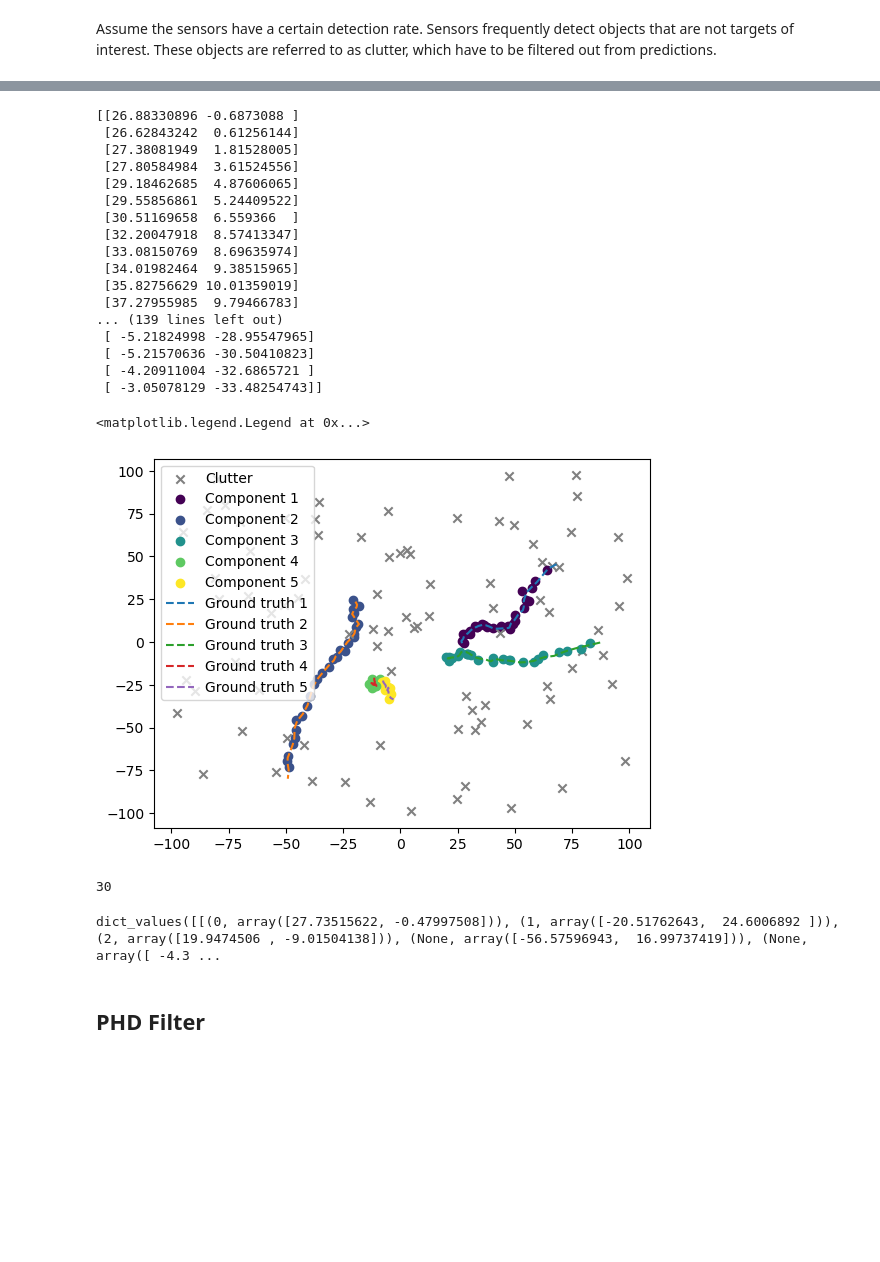
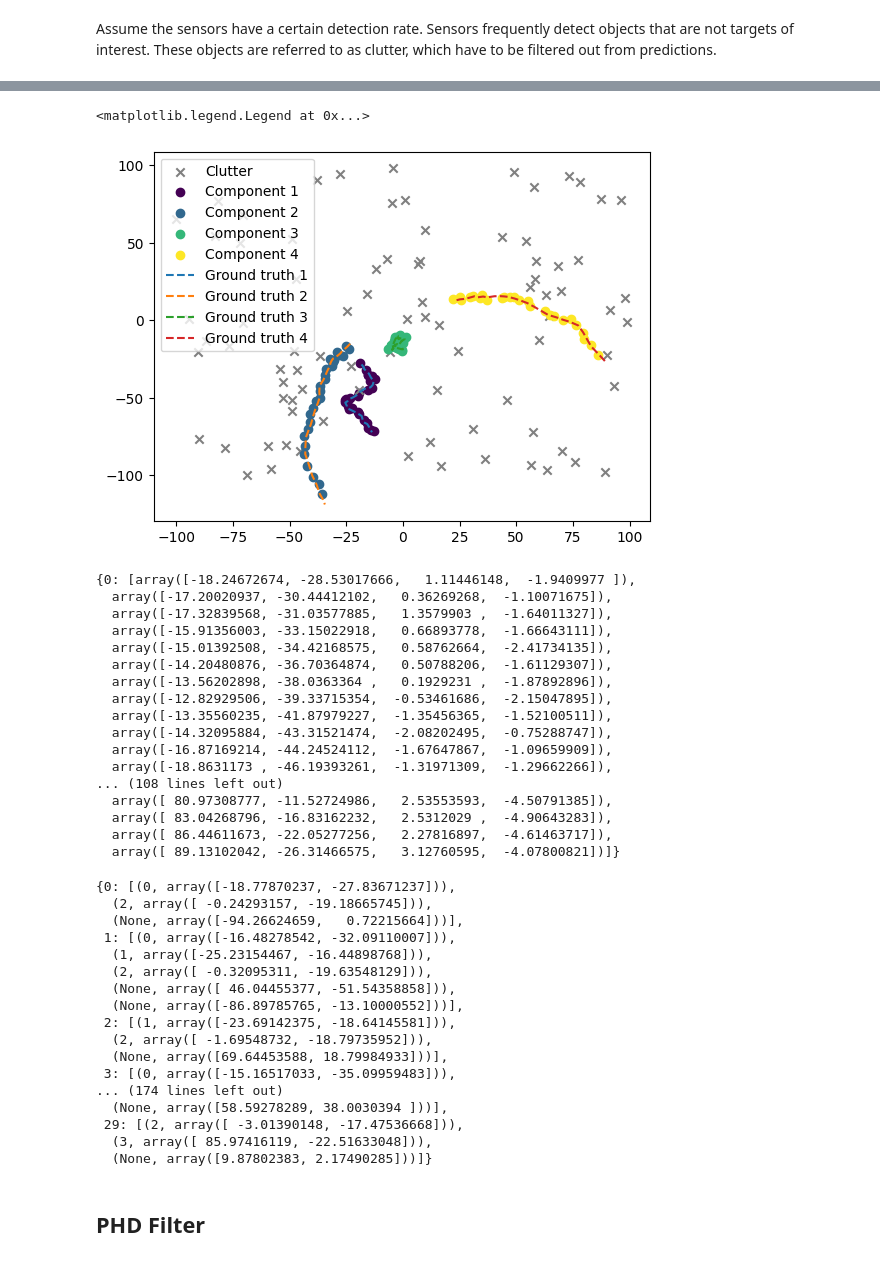
Before and after one commit to mtt-phd/mtt-phd, a Jupyter notebook: gmphd.ipynb, the cells around one changed output, grey strips where cells are left out. Cells and saved outputs as stored; diff of their text form; code cells hidden in the pictures; blank space fills up the shorter version.

Commit message:
Rewording, added final truths and measurements for clarity

```diff
--- a/gmphd.ipynb
+++ b/gmphd.ipynb
@@ -376,62 +374,79 @@ NameError: name 'np' is not defined
 # %%
 # generate measurements
-all_measurements = simulate_measurement(birth_death_truths, num_steps=30)
+all_measurements = simulate_measurement(birth_death_truths, H=H, R=R, num_steps=30)
 
 component_ids = sorted({i for measurements in all_measurements.values() for i, _ in measurements if i is not None})
 
 # matplotlib.colormaps
 cmap = colormaps['viridis']
 colors = [cmap(i / max(len(component_ids) - 1, 1)) for i in range(len(component_ids))]
 color_map = {comp: colors[idx] for idx, comp in enumerate(sorted(component_ids))}
 # color_map = {comp: colors(idx) for idx, comp in enumerate(sorted(component_ids))}
 
 
 for measurements in all_measurements.values():
     for i, measurement in measurements:
         if i is None:
             plt.scatter(measurement[0], measurement[1], c='gray', marker='x', label='Clutter')
         else:
             color = color_map[i]
             plt.scatter(measurement[0], measurement[1], color=color, marker='o', label=f'Component {i + 1}')
 
 for i, state in birth_death_truths.items():
     pos = np.array([s[:2] if s is not None else [np.nan, np.nan] for s in state])
     # print(pos)
     plt.plot(*pos[:,:2].T, label=f'Ground truth {i + 1}', linestyle='dashed')
 
 # ignore duplicates
 handles, labels = plt.gca().get_legend_handles_labels()
 unique = dict(zip(labels, handles))
 order = np.argsort(list(unique.keys()))
 plt.legend([list(unique.values())[i] for i in order], [list(unique.keys())[i] for i in order])
 # %% [output]
-[[26.88330896 -0.6873088 ]
- [26.62843242  0.61256144]
- [27.38081949  1.81528005]
- [27.80584984  3.61524556]
- [29.18462685  4.87606065]
- [29.55856861  5.24409522]
- [30.51169658  6.559366  ]
- [32.20047918  8.57413347]
- [33.08150769  8.69635974]
- [34.01982464  9.38515965]
- [35.82756629 10.01359019]
- [37.27955985  9.79466783]
-... (139 lines left out)
- [ -5.21824998 -28.95547965]
- [ -5.21570636 -30.50410823]
- [ -4.20911004 -32.6865721 ]
- [ -3.05078129 -33.48254743]]
+<matplotlib.legend.Legend at 0x...>
-<matplotlib.legend.Legend at 0x...>
-[figure, old version]
+[figure, new version]
-# %%
-print(len(all_measurements.values()))
-# %% [output]
-30
-# %%
-all_measurements.values()
-# %% [output]
-dict_values([[(0, array([27.73515622, -0.47997508])), (1, array([-20.51762643,  24.6006892 ])), (2, array([19.9474506 , -9.01504138])), (None, array([-56.57596943,  16.99737419])), (None, array([ -4.3 ...
+# %%
+# true states
+birth_death_truths
+# %% [output]
+{0: [array([-18.24672674, -28.53017666,   1.11446148,  -1.9409977 ]),
+  array([-17.20020937, -30.44412102,   0.36269268,  -1.10071675]),
+  array([-17.32839568, -31.03577885,   1.3579903 ,  -1.64011327]),
+  array([-15.91356003, -33.15022918,   0.66893778,  -1.66643111]),
+  array([-15.01392508, -34.42168575,   0.58762664,  -2.41734135]),
+  array([-14.20480876, -36.70364874,   0.50788206,  -1.61129307]),
+  array([-13.56202898, -38.0363364 ,   0.1929231 ,  -1.87892896]),
+  array([-12.82929506, -39.33715354,  -0.53461686,  -2.15047895]),
+  array([-13.35560235, -41.87979227,  -1.35456365,  -1.52100511]),
+  array([-14.32095884, -43.31521474,  -2.08202495,  -0.75288747]),
+  array([-16.87169214, -44.24524112,  -1.67647867,  -1.09659909]),
+  array([-18.8631173 , -46.19393261,  -1.31971309,  -1.29662266]),
+... (108 lines left out)
+  array([ 80.97308777, -11.52724986,   2.53553593,  -4.50791385]),
+  array([ 83.04268796, -16.83162232,   2.5312029 ,  -4.90643283]),
+  array([ 86.44611673, -22.05277256,   2.27816897,  -4.61463717]),
+  array([ 89.13102042, -26.31466575,   3.12760595,  -4.07800821])]}
+# %%
+# measurements
+all_measurements
+# %% [output]
+{0: [(0, array([-18.77870237, -27.83671237])),
+  (2, array([ -0.24293157, -19.18665745])),
+  (None, array([-94.26624659,   0.72215664]))],
+ 1: [(0, array([-16.48278542, -32.09110007])),
+  (1, array([-25.23154467, -16.44898768])),
+  (2, array([ -0.32095311, -19.63548129])),
+  (None, array([ 46.04455377, -51.54358858])),
+  (None, array([-86.89785765, -13.10000552]))],
+ 2: [(1, array([-23.69142375, -18.64145581])),
+  (2, array([ -1.69548732, -18.79735952])),
+  (None, array([69.64453588, 18.79984933]))],
+ 3: [(0, array([-15.16517033, -35.09959483])),
+... (174 lines left out)
+  (None, array([58.59278289, 38.0030394 ]))],
+ 29: [(2, array([ -3.01390148, -17.47536668])),
+  (3, array([ 85.97416119, -22.51633048])),
+  (None, array([9.87802383, 2.17490285]))]}
 # %% [markdown]
 ## PHD Filter
 # %% [markdown]
```
Also changed, not shown: parts of 5 cells of this notebook.
